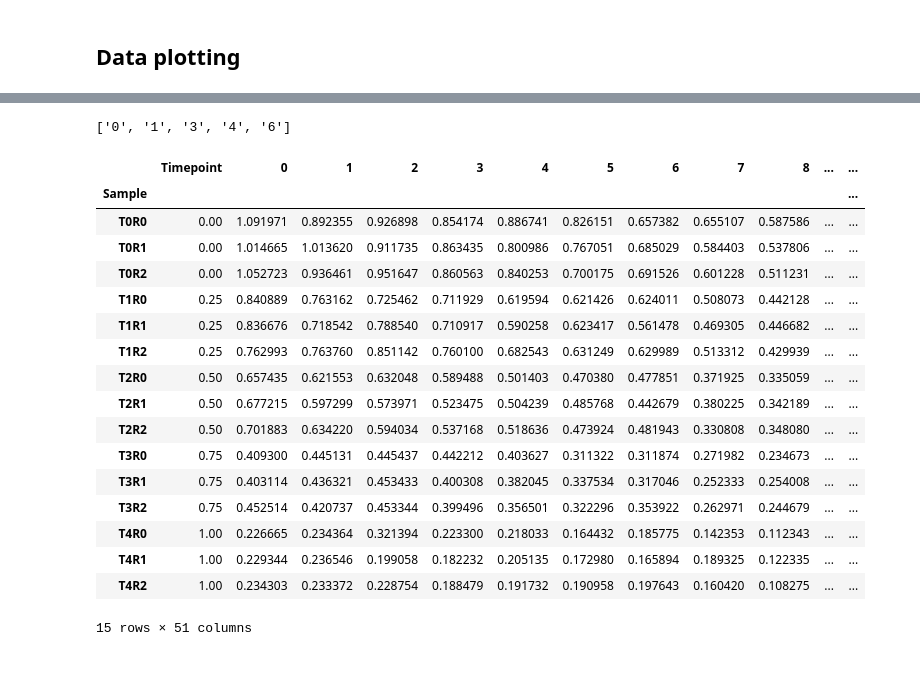
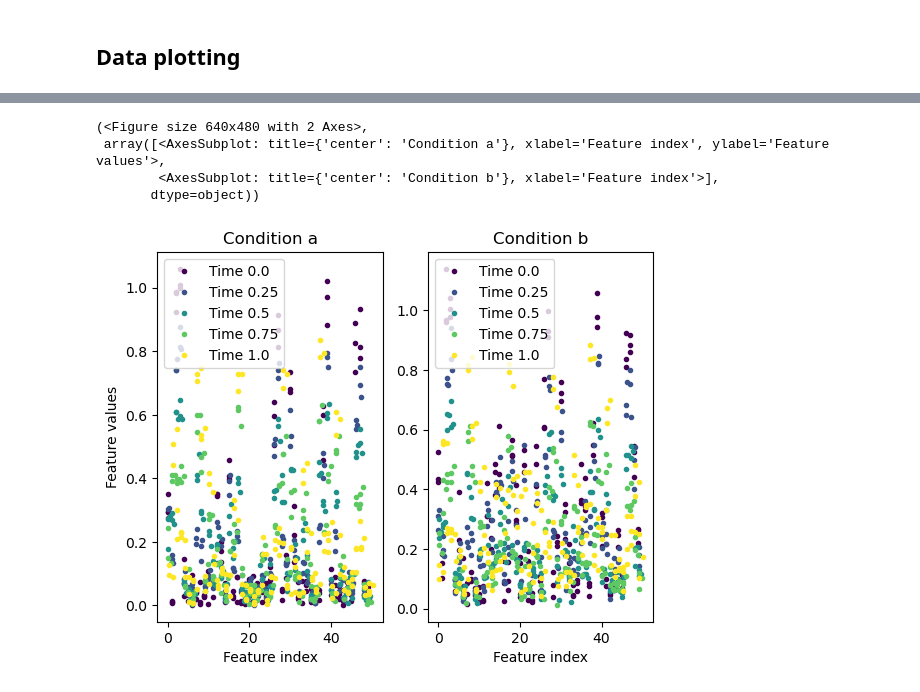
Before and after one commit to swaldherr/podomics, a Jupyter notebook: Tutorial.ipynb, the cells around one changed output, grey strips where cells are left out. Cells and saved outputs as stored; diff of their text form; code cells hidden in the pictures.

Commit message:
Added dataset plot method.

```diff
--- a/Tutorial.ipynb
+++ b/Tutorial.ipynb
@@ -7,2 +11,4 @@ import podomics
 # %%
-omics = podomics.read_csv("examples/exampledata1.csv", sample="Sample", time="Timepoint")
+omics = podomics.read_csv("examples/exampledata3.csv", sample="Sample", time="Timepoint", condition="Condition")
+display(omics.data)
+print("Timepoints:", omics.timepoints)
@@ -121,25 +76,8 @@ from podomics.dataset import *
-# %%
-omics.features
-# %% [output]
-['0', '1', '3', '4', '6']
-# %%
-omics.data
-# %% [output]
-|  | Timepoint | 0 | 1 | 2 | 3 | 4 | 5 | 6 | 7 | 8 | ... | ... |
-| Sample |  |  |  |  |  |  |  |  |  |  |  | ... |
-| T0R0 | 0.00 | 1.091971 | 0.892355 | 0.926898 | 0.854174 | 0.886741 | 0.826151 | 0.657382 | 0.655107 | 0.587586 | ... | ... |
-| T0R1 | 0.00 | 1.014665 | 1.013620 | 0.911735 | 0.863435 | 0.800986 | 0.767051 | 0.685029 | 0.584403 | 0.537806 | ... | ... |
-| T0R2 | 0.00 | 1.052723 | 0.936461 | 0.951647 | 0.860563 | 0.840253 | 0.700175 | 0.691526 | 0.601228 | 0.511231 | ... | ... |
-| T1R0 | 0.25 | 0.840889 | 0.763162 | 0.725462 | 0.711929 | 0.619594 | 0.621426 | 0.624011 | 0.508073 | 0.442128 | ... | ... |
-| T1R1 | 0.25 | 0.836676 | 0.718542 | 0.788540 | 0.710917 | 0.590258 | 0.623417 | 0.561478 | 0.469305 | 0.446682 | ... | ... |
-| T1R2 | 0.25 | 0.762993 | 0.763760 | 0.851142 | 0.760100 | 0.682543 | 0.631249 | 0.629989 | 0.513312 | 0.429939 | ... | ... |
-| T2R0 | 0.50 | 0.657435 | 0.621553 | 0.632048 | 0.589488 | 0.501403 | 0.470380 | 0.477851 | 0.371925 | 0.335059 | ... | ... |
-| T2R1 | 0.50 | 0.677215 | 0.597299 | 0.573971 | 0.523475 | 0.504239 | 0.485768 | 0.442679 | 0.380225 | 0.342189 | ... | ... |
-| T2R2 | 0.50 | 0.701883 | 0.634220 | 0.594034 | 0.537168 | 0.518636 | 0.473924 | 0.481943 | 0.330808 | 0.348080 | ... | ... |
-| T3R0 | 0.75 | 0.409300 | 0.445131 | 0.445437 | 0.442212 | 0.403627 | 0.311322 | 0.311874 | 0.271982 | 0.234673 | ... | ... |
-| T3R1 | 0.75 | 0.403114 | 0.436321 | 0.453433 | 0.400308 | 0.382045 | 0.337534 | 0.317046 | 0.252333 | 0.254008 | ... | ... |
-| T3R2 | 0.75 | 0.452514 | 0.420737 | 0.453344 | 0.399496 | 0.356501 | 0.322296 | 0.353922 | 0.262971 | 0.244679 | ... | ... |
-| T4R0 | 1.00 | 0.226665 | 0.234364 | 0.321394 | 0.223300 | 0.218033 | 0.164432 | 0.185775 | 0.142353 | 0.112343 | ... | ... |
-| T4R1 | 1.00 | 0.229344 | 0.236546 | 0.199058 | 0.182232 | 0.205135 | 0.172980 | 0.165894 | 0.189325 | 0.122335 | ... | ... |
-| T4R2 | 1.00 | 0.234303 | 0.233372 | 0.228754 | 0.188479 | 0.191732 | 0.190958 | 0.197643 | 0.160420 | 0.108275 | ... | ... |
-15 rows × 51 columns
+# %%
+omics.plot(condition=["a", "b"])
+# %% [output]
+(<Figure size 640x480 with 2 Axes>,
+ array([<AxesSubplot: title={'center': 'Condition a'}, xlabel='Feature index', ylabel='Feature values'>,
+        <AxesSubplot: title={'center': 'Condition b'}, xlabel='Feature index'>],
+       dtype=object))
+[figure, added]
```
Also changed, not shown: parts of 10 cells of this notebook, 4 other files.
